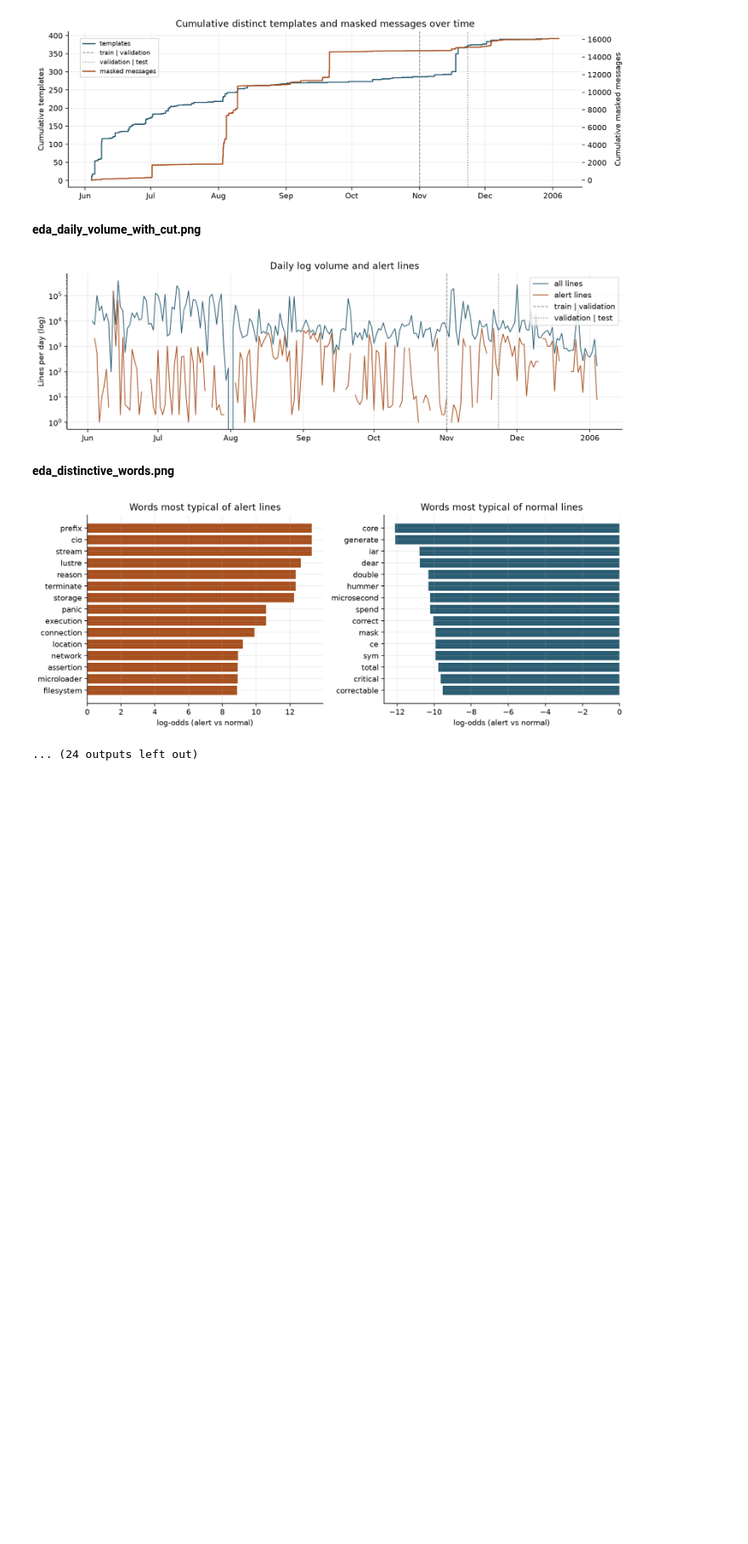
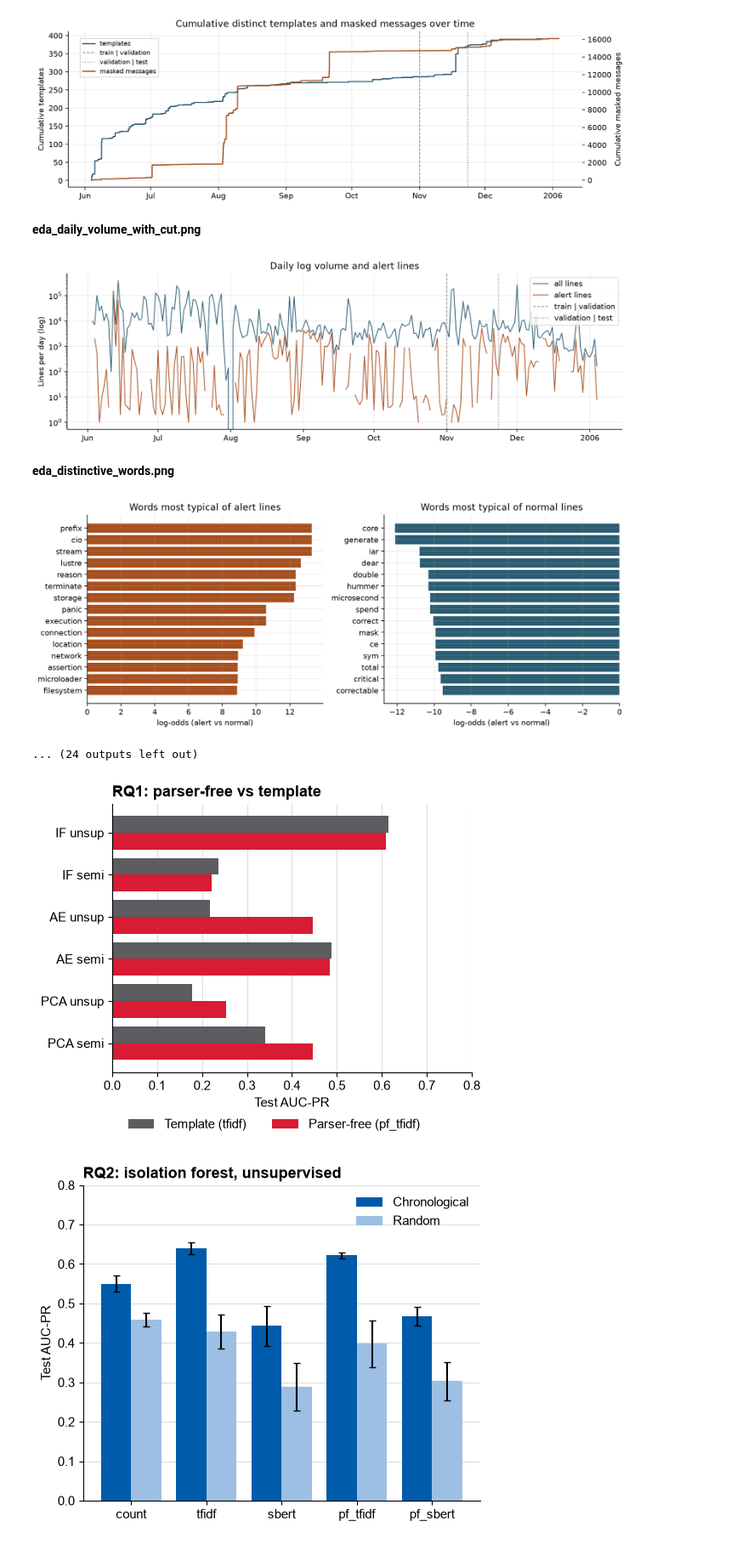
Before and after one commit to ShreyaB143/COS802-Project, a Jupyter notebook: notebooks/03_report_tables.ipynb, the cells around one changed output. Shown at 85% size. Saved outputs shown, nothing was run; the diff lists cells and outputs as text; code cells hidden in the pictures; blank space fills up the shorter version.

```diff
--- a/notebooks/03_report_tables.ipynb
+++ b/notebooks/03_report_tables.ipynb
@@ -387,3 +387,73 @@ for f in sorted(FIG.glob("*.png")):
 **eda_distinctive_words.png**
 [figure]
 ... (24 outputs left out)
+# %%
+import matplotlib.pyplot as plt
+
+# UP colours used in the slides
+UP_RED, UP_BLUE, UP_GOLD, UP_GREY, UP_LIGHTBLUE = "#D71C33", "#005BAA", "#C48B3B", "#5C5C61", "#9DBFE3"
+plt.rcParams.update({"font.family": "Arial", "font.size": 11, "axes.spines.top": False,
+                     "axes.spines.right": False, "axes.grid": True, "grid.color": "#DDDDDD",
+                     "axes.axisbelow": True})
+MODEL = {"iforest": "IF", "autoencoder": "AE", "pca": "PCA"}
+REGIME = {"unsupervised": "unsup", "semi_supervised": "semi"}
+
+# ---- Figure 1 (RQ1): template tfidf vs parser-free pf_tfidf, same detector and regime
+rq1 = (grid[grid.feature_set.isin(["tfidf", "pf_tfidf"])]
+       .pivot_table(index=["model", "regime"], columns="feature_set", values="auc_pr")
+       .reindex([(m, r) for m in ["iforest", "autoencoder", "pca"] for r in ["unsupervised", "semi_supervised"]]))
+labels = [f"{MODEL[m]} {REGIME[r]}" for m, r in rq1.index]
+y = np.arange(len(rq1))
+fig, ax = plt.subplots(figsize=(5.5, 4.5))
+ax.barh(y - 0.2, rq1["tfidf"], 0.4, color=UP_GREY, label="Template (tfidf)")
+ax.barh(y + 0.2, rq1["pf_tfidf"], 0.4, color=UP_RED, label="Parser-free (pf_tfidf)")
+ax.set_yticks(y, labels)
+ax.invert_yaxis()
+ax.set_xlim(0, 0.8)
+ax.set_xlabel("Test AUC-PR")
+ax.grid(axis="y", visible=False)
+ax.set_title("RQ1: parser-free vs template", loc="left", fontweight="bold")
+ax.legend(frameon=False, ncol=2, loc="upper center", bbox_to_anchor=(0.45, -0.13))
+fig.tight_layout()
+fig.savefig(FIG / "pres_rq1_pairs.png", dpi=200)
+plt.show()
+
+# ---- Figure 2 (RQ2): isolation forest, unsupervised, chronological vs random split
+order = ["count", "tfidf", "sbert", "pf_tfidf", "pf_sbert"]
+rq2 = (splits[(splits.model == "iforest") & (splits.regime == "unsupervised")]
+       .set_index("feature_set").reindex(order))
+x = np.arange(len(rq2))
+fig, ax = plt.subplots(figsize=(5.5, 4.5))
+ax.bar(x - 0.2, rq2["chrono_auc_pr"], 0.4, yerr=rq2["chrono_auc_pr_sd"], capsize=3,
+       color=UP_BLUE, label="Chronological")
+ax.bar(x + 0.2, rq2["random_auc_pr_mean"], 0.4, yerr=rq2["random_auc_pr_sd"], capsize=3,
+       color=UP_LIGHTBLUE, label="Random")
+ax.set_xticks(x, order)
+ax.set_ylim(0, 0.8)
+ax.set_ylabel("Test AUC-PR")
+ax.grid(axis="x", visible=False)
+ax.set_title("RQ2: isolation forest, unsupervised", loc="left", fontweight="bold")
+ax.legend(frameon=False)
+fig.tight_layout()
+fig.savefig(FIG / "pres_rq2_splits.png", dpi=200)
+plt.show()
+
+# ---- Figure 3 (Discussion): semi-supervised minus unsupervised AUC-PR, chronological split
+delta = reg["semi_minus_unsup"].unstack("model").reindex(order)[["iforest", "autoencoder", "pca"]]
+fig, ax = plt.subplots(figsize=(6, 4.5))
+for i, (m, c) in enumerate(zip(delta.columns, [UP_GOLD, UP_BLUE, UP_GREY])):
+    ax.bar(x + (i - 1) * 0.27, delta[m], 0.27, color=c, label={"iforest": "Isolation forest",
+           "autoencoder": "Autoencoder", "pca": "PCA"}[m])
+ax.axhline(0, color="black", lw=0.8)
+ax.set_xticks(x, order)
+ax.set_ylim(-0.5, 0.4)
+ax.set_ylabel("Semisupervised minus unsupervised AUC-PR")
+ax.grid(axis="x", visible=False)
+ax.set_title("Training regime effect", loc="left", fontweight="bold")
+ax.legend(frameon=False, ncol=3, loc="lower center", bbox_to_anchor=(0.5, -0.25))
+fig.tight_layout()
+fig.savefig(FIG / "pres_regime_delta.png", dpi=200)
+plt.show()
+# %% [output]
+[figure, added]
+[figure, added]
```
Also changed, not shown: parts of 1 cell of this notebook, 3 other files.
